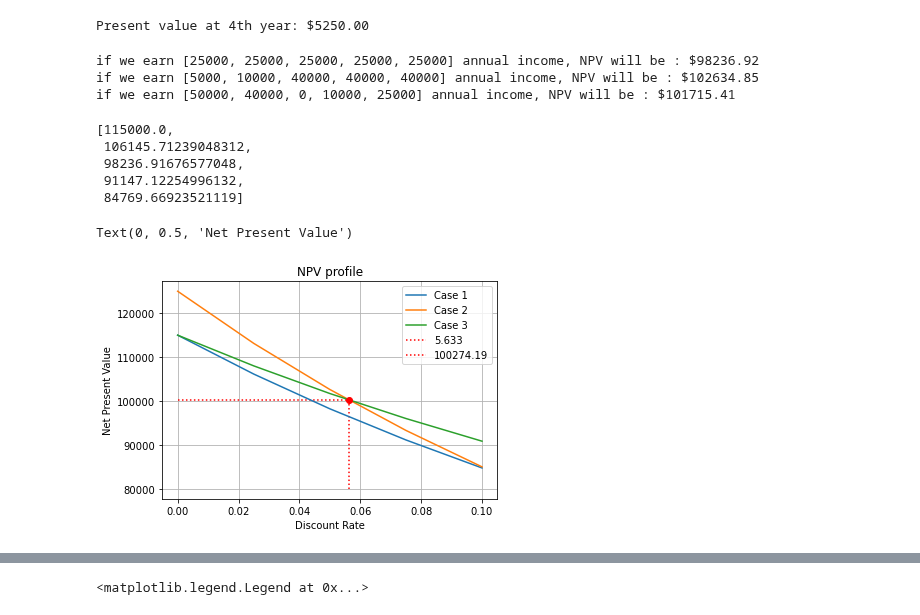
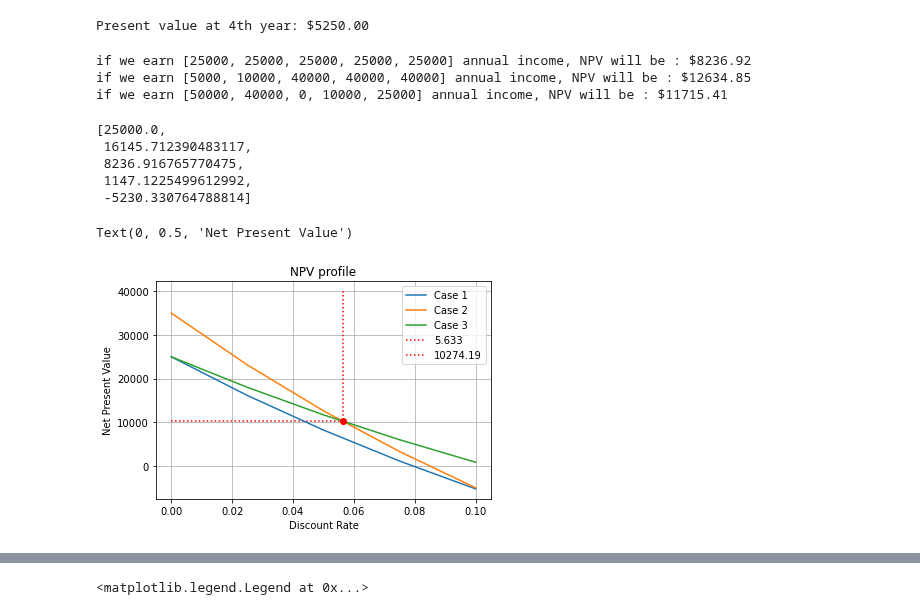
Before and after one commit to OliverJoo/quant_modeling, a Jupyter notebook: Basic_Finance/FV_PV_PFPrfile_VaR_MonteCarloSimulation.ipynb, the cells around one changed output, grey strips where cells are left out. Cells and saved outputs as stored; diff of their text form; code cells hidden in the pictures.

```diff
--- a/Basic_Finance/FV_PV_PFPrfile_VaR_MonteCarloSimulation.ipynb
+++ b/Basic_Finance/FV_PV_PFPrfile_VaR_MonteCarloSimulation.ipynb
@@ -17,7 +18,7 @@ print(f'Present value at 4th year: ${present_valeu:.2f}')
 # %% [output]
 Present value at 4th year: $5250.00
 # %%
-investment = 10000
+investment = 100000
 cash_flows_case_1 = [-investment, 25000, 25000, 25000, 25000, 25000]
 cash_flows_case_2 = [-investment, 5000, 10000, 40000, 40000, 40000]
 cash_flows_case_3 = [-investment, 50000, 40000, 0, 10000, 25000]
@@ -30,9 +31,9 @@ print(f'if we earn {cash_flows_case_1[1:]} annual income, NPV will be : ${net_pr
 print(f'if we earn {cash_flows_case_2[1:]} annual income, NPV will be : ${net_present_value_case_2:.2f}')
 print(f'if we earn {cash_flows_case_3[1:]} annual income, NPV will be : ${net_present_value_case_3:.2f}')
 # %% [output]
-if we earn [25000, 25000, 25000, 25000, 25000] annual income, NPV will be : $98236.92
-if we earn [5000, 10000, 40000, 40000, 40000] annual income, NPV will be : $102634.85
-if we earn [50000, 40000, 0, 10000, 25000] annual income, NPV will be : $101715.41
+if we earn [25000, 25000, 25000, 25000, 25000] annual income, NPV will be : $8236.92
+if we earn [5000, 10000, 40000, 40000, 40000] annual income, NPV will be : $12634.85
+if we earn [50000, 40000, 0, 10000, 25000] annual income, NPV will be : $11715.41
 # %%
 discount_rates = [0.0, 0.025, 0.05, 0.075, 0.1]
 
@@ -50,38 +51,38 @@ for rate in discount_rates:
 # %%
 npv_project_case_1
 # %% [output]
-[115000.0,
- 106145.71239048312,
- 98236.91676577048,
- 91147.12254996132,
- 84769.66923521119]
+[25000.0,
+ 16145.712390483117,
+ 8236.916765770475,
+ 1147.1225499612992,
+ -5230.330764788814]
 # %%
 import matplotlib.pyplot as plt
 from shapely.geometry import LineString
 # %%
 plt.plot(discount_rates, npv_project_case_1, label='Case 1')
 plt.plot(discount_rates, npv_project_case_2, label='Case 2')
 plt.plot(discount_rates, npv_project_case_3, label='Case 3')
 
 line1 = LineString(list(zip(discount_rates, npv_project_case_1)))
 line2 = LineString(list(zip(discount_rates, npv_project_case_2)))
 line3 = LineString(list(zip(discount_rates, npv_project_case_3)))
 
 point = line2.intersection(line3)
 
 plt.plot(point.x, point.y, marker="o", color="red")
 
 plt.hlines(y=point.y, xmin=0.0, xmax=point.x, color='red', linestyles='dotted', label=str(round(point.x * 100, 3)))
-plt.vlines(x=point.x, ymin=80000, ymax=point.y, color='red', linestyles='dotted', label=str(round(point.y, 2)))
+plt.vlines(x=point.x, ymin=40000, ymax=point.y, color='red', linestyles='dotted', label=str(round(point.y, 2)))
 
 plt.grid()
 plt.legend()
 plt.title('NPV profile')
 plt.xlabel('Discount Rate')
 plt.ylabel('Net Present Value')
 # %% [output]
 Text(0, 0.5, 'Net Present Value')
-[figure, old version]
+[figure, new version]
 # %%
 import numpy as np
 import pandas as pd
```
Also changed, not shown: parts of 7 cells of this notebook, 3 other files.
